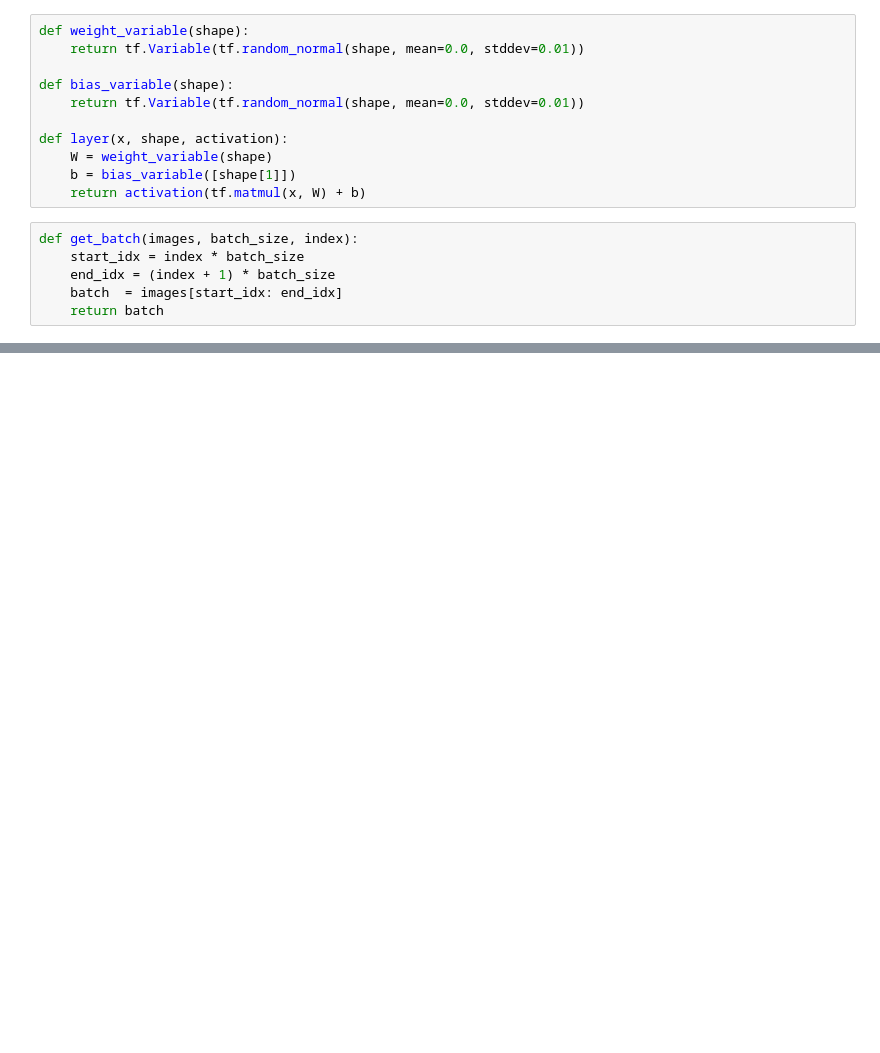
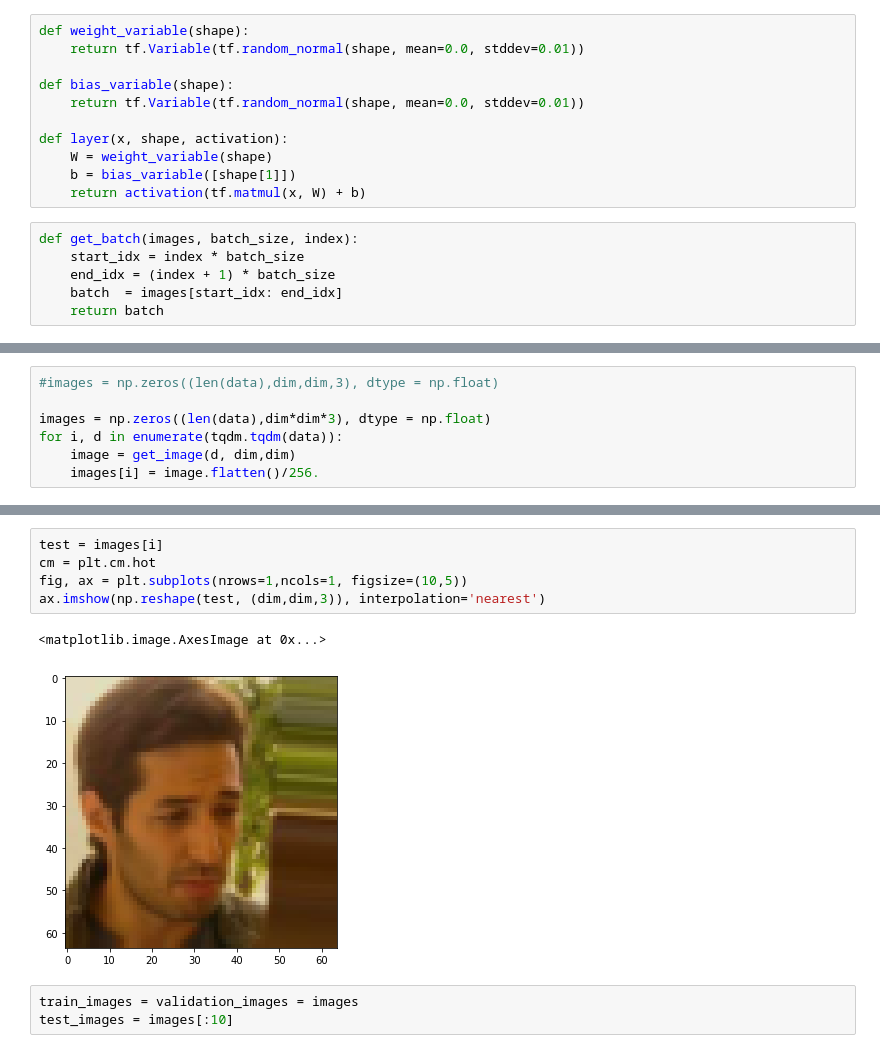
Before and after one commit to Tdual/vae, a Jupyter notebook: vae.ipynb, the cells around one changed output, grey strips where cells are left out. Cells and saved outputs as stored; diff of their text form; blank space fills up the shorter version.

```diff
--- a/vae.ipynb
+++ b/vae.ipynb
@@ -162,0 +200,7 @@ epoch No. 2
+# %%
+#images = np.zeros((len(data),dim,dim,3), dtype = np.float)
+
+images = np.zeros((len(data),dim*dim*3), dtype = np.float)
+for i, d in enumerate(tqdm.tqdm(data)):
+    image = get_image(d, dim,dim)
+    images[i] = image.flatten()/256.
@@ -162,0 +211,11 @@ epoch No. 2
+# %%
+test = images[i]
+cm = plt.cm.hot
+fig, ax = plt.subplots(nrows=1,ncols=1, figsize=(10,5))
+ax.imshow(np.reshape(test, (dim,dim,3)), interpolation='nearest')
+# %% [output]
+<matplotlib.image.AxesImage at 0x...>
+[figure, added]
+# %%
+train_images = validation_images = images
+test_images = images[:10]
```
Also changed, not shown: parts of 13 cells of this notebook.
